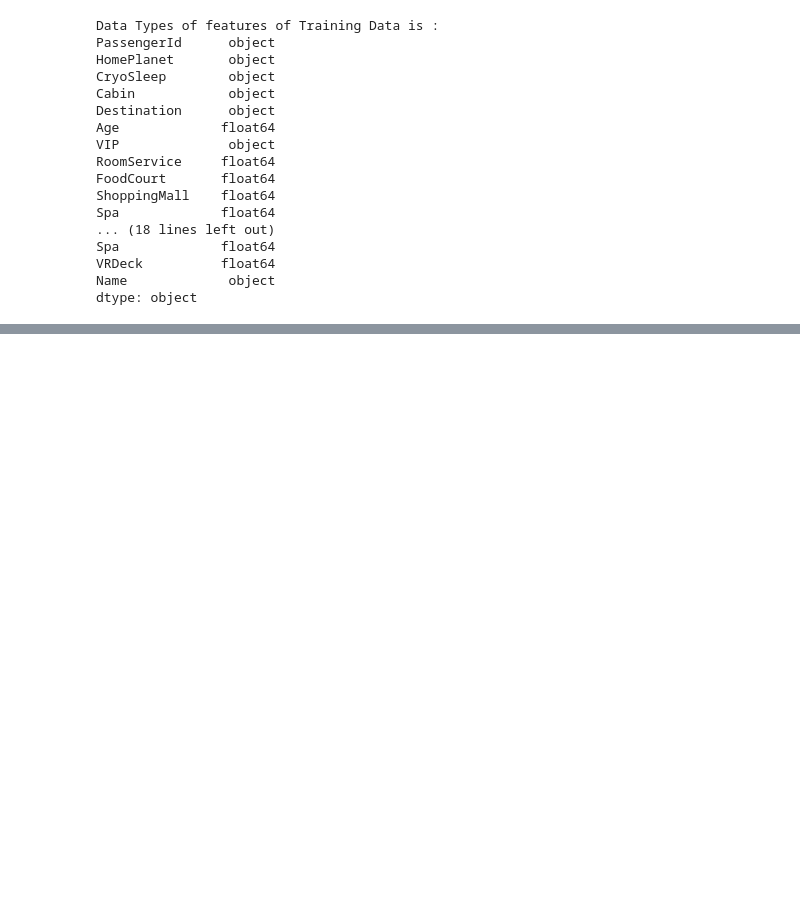
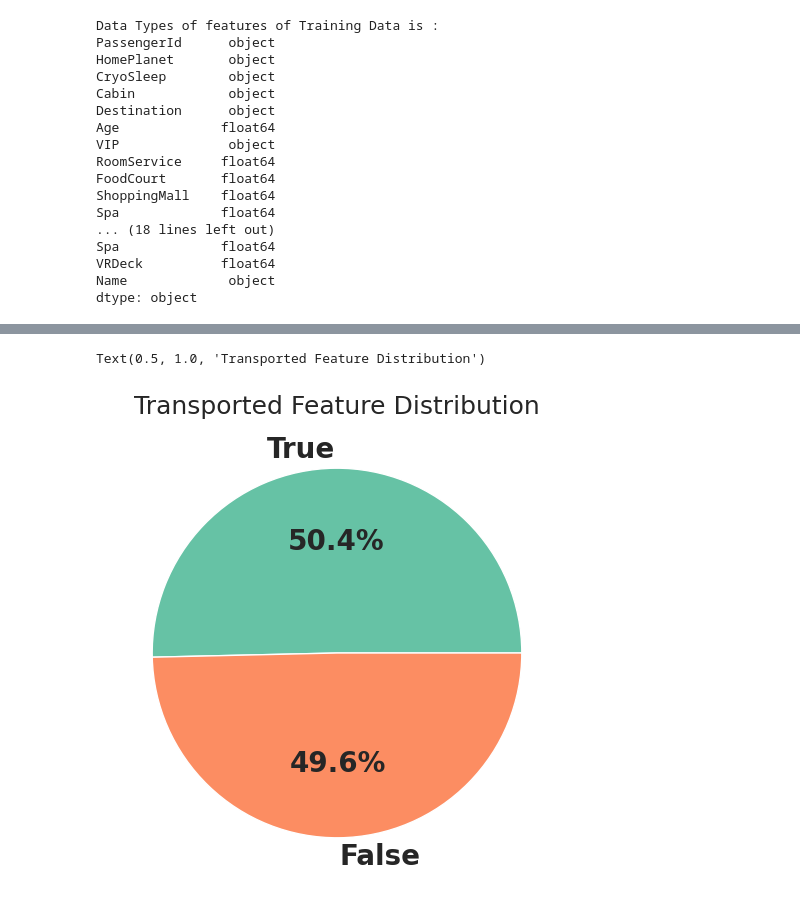
Before and after one commit to ky106031/kaggle-study, a Jupyter notebook: Spaceship_Titanic.ipynb, the cells around one changed output, grey strips where cells are left out. Drawn from its saved outputs; the diff is of its cells as text; code cells hidden in the pictures; blank space fills up the shorter version.

```diff
--- a/Spaceship_Titanic.ipynb
+++ b/Spaceship_Titanic.ipynb
@@ -1857,0 +1928,11 @@ dtype: object
+# %%
+plt.figure(figsize=(10,6))
+plt.pie(train_df['Transported'].value_counts(),
+        labels=train_df['Transported'].value_counts().keys(),
+        autopct='%1.1f%%',
+        textprops={'fontsize':20, 'fontweight':'black'},
+        colors=sns.color_palette('Set2'))
+plt.title('Transported Feature Distribution')
+# %% [output]
+Text(0.5, 1.0, 'Transported Feature Distribution')
+[figure, added]
```
Also changed, not shown: parts of 5 cells of this notebook.
